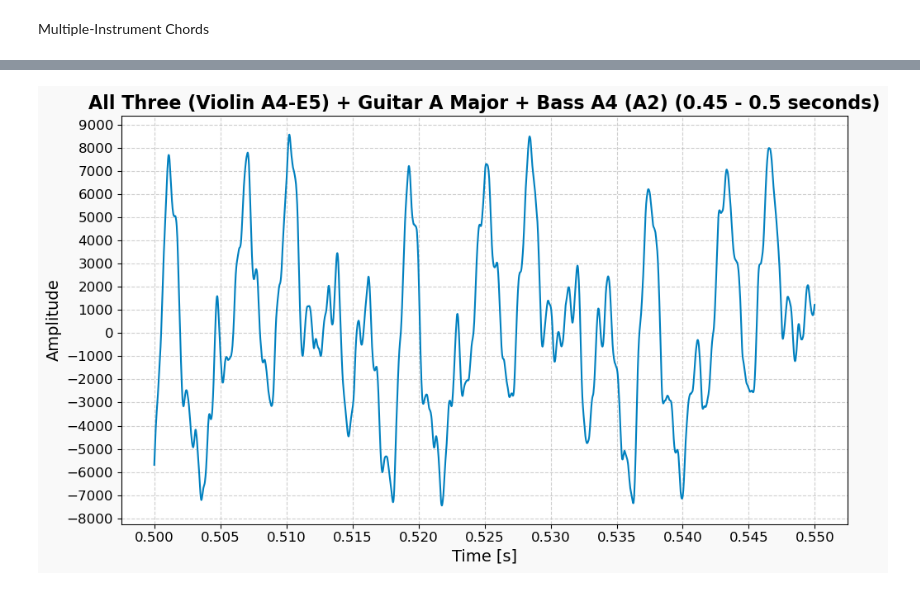
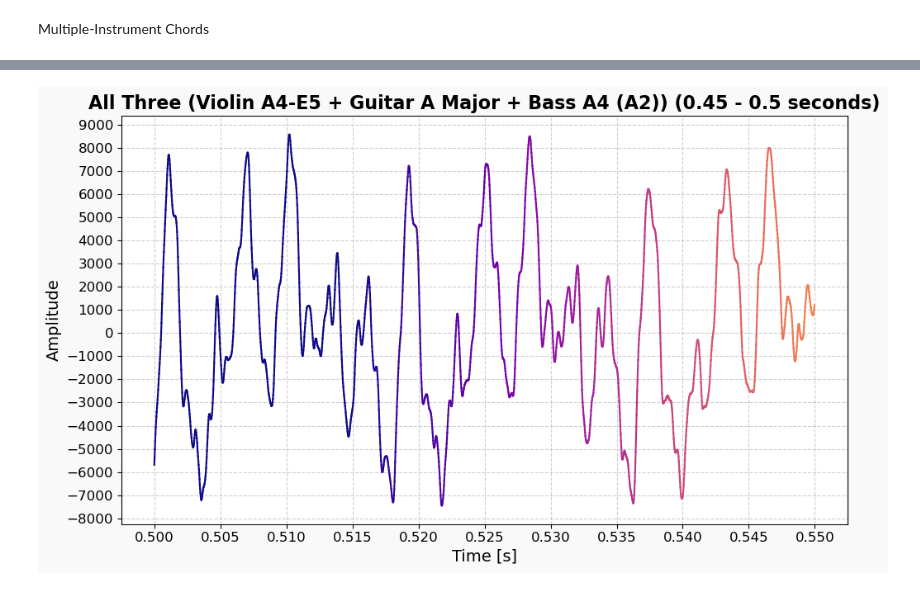
Before and after one commit to RobbenWijanathan/string-signal-analysis, a Jupyter notebook: audio_visualizer.ipynb, the cells around one changed output, grey strips where cells are left out. Drawn from its saved outputs; the diff is of its cells as text; code cells hidden in the pictures.

```diff
--- a/audio_visualizer.ipynb
+++ b/audio_visualizer.ipynb
@@ -193,7 +193,9 @@ segment = data[start_index:end_index]
 segment_time = time[start_index:end_index]
 
 plt.figure(figsize=(10, 6))
-plt.plot(segment_time, segment, color=plt.cm.winter(0.5), linewidth=1.5)
+for i in range(len(segment_time)-1):
+    plt.plot(segment_time[i:i+2], segment[i:i+2],
+             color=plt.cm.inferno(i / len(segment_time) - 0.3), linewidth=1.5)
 plt.title("Violin A4-E5 + Guitar A Major (0.45 - 0.5 seconds)", fontsize=16, weight='bold')
 plt.xlabel("Time [s]", fontsize=14)
 plt.ylabel("Amplitude", fontsize=14)
@@ -209,33 +211,35 @@ plt.show()
 # %%
 # All Three
 
 sample_rate, data = wavfile.read("./audio/All 3.wav")
 
 if data.ndim > 1:
     data = data[:, 0]  # use left channel
 
 time = np.arange(len(data)) / sample_rate
 
 start_time = 0.5
 end_time = 0.55
 
 start_index = int(start_time * sample_rate)
 end_index = int(end_time * sample_rate)
 
 segment = data[start_index:end_index]
 segment_time = time[start_index:end_index]
 
 plt.figure(figsize=(10, 6))
-plt.plot(segment_time, segment, color=plt.cm.winter(0.5), linewidth=1.5)
-plt.title("All Three (Violin A4-E5) + Guitar A Major + Bass A4 (A2) (0.45 - 0.5 seconds)", fontsize=16, weight='bold')
+for i in range(len(segment_time)-1):
+    plt.plot(segment_time[i:i+2], segment[i:i+2],
+             color=plt.cm.plasma(i / len(segment_time) - 0.3), linewidth=1.5)
+plt.title("All Three (Violin A4-E5 + Guitar A Major + Bass A4 (A2)) (0.45 - 0.5 seconds)", fontsize=16, weight='bold')
 plt.xlabel("Time [s]", fontsize=14)
 plt.ylabel("Amplitude", fontsize=14)
 plt.grid(True, linestyle='--', alpha=0.6)
 plt.tick_params(axis='both', labelsize=12)
 plt.locator_params(axis='x', nbins=20)
 plt.locator_params(axis='y', nbins=20)
 plt.gcf().patch.set_facecolor('#f9f9f9')
 plt.tight_layout()
 plt.show()
 # %% [output]
-[figure, old version]
+[figure, new version]
```
Also changed, not shown: parts of 6 cells of this notebook.
